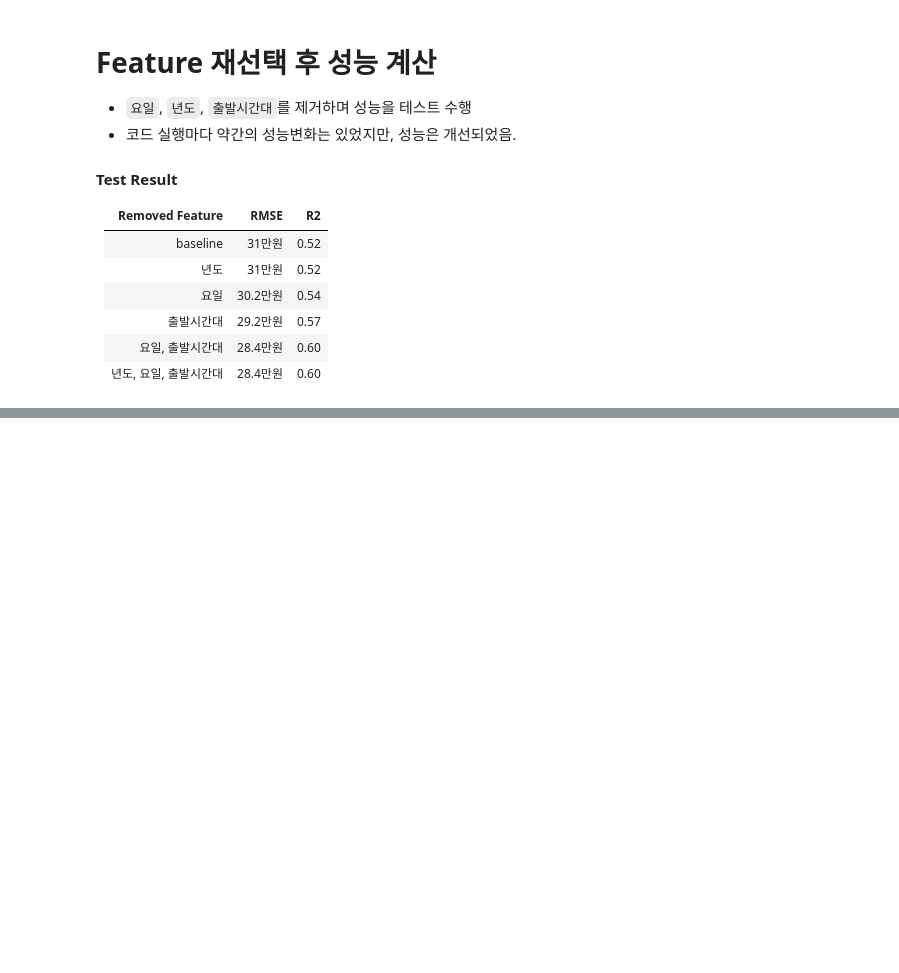
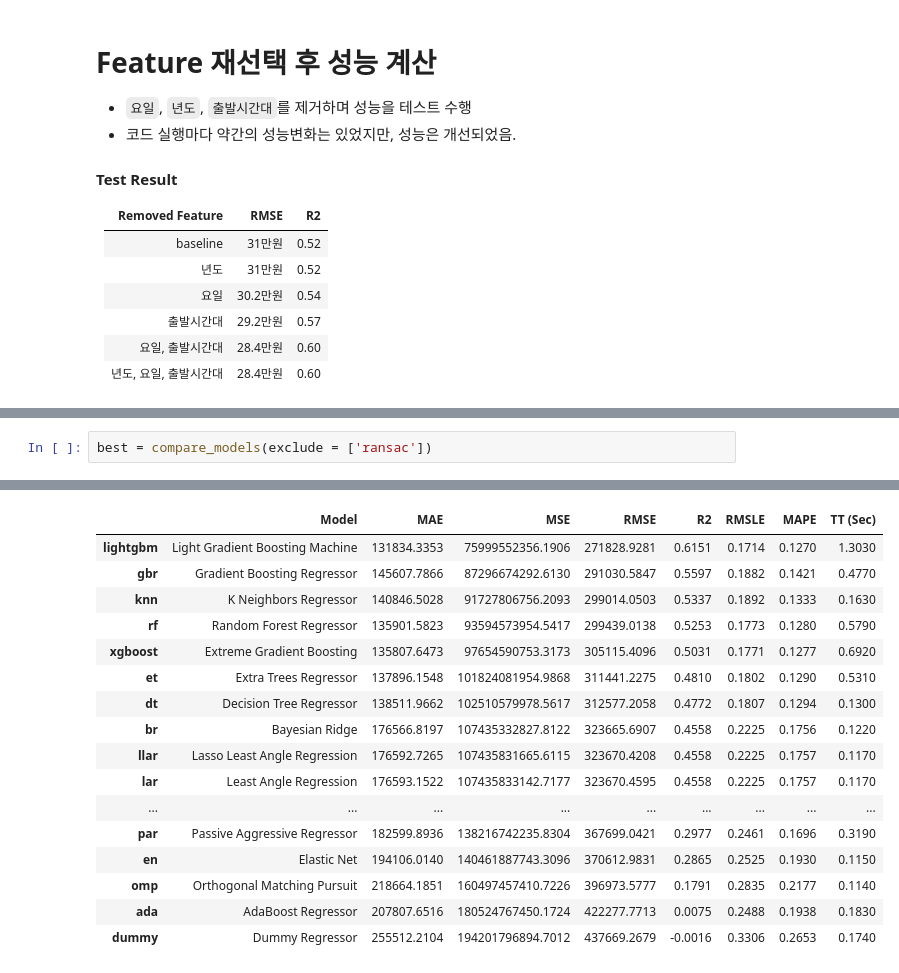
Before and after one commit to jjlee93/PathFinder-Project, a Jupyter notebook: data/ML_Flight.ipynb, the cells around one changed output, grey strips where cells are left out. Drawn from its saved outputs; the diff is of its cells as text; blank space fills up the shorter version.

```diff
--- a/data/ML_Flight.ipynb
+++ b/data/ML_Flight.ipynb
@@ -366,0 +436,3 @@ display(result_baseline)
+# %%
+best = compare_models(exclude = ['ransac'])
+# %% [output]
@@ -366,0 +440,17 @@ display(result_baseline)
+|  | Model | MAE | MSE | RMSE | R2 | RMSLE | MAPE | TT (Sec) |
+| lightgbm | Light Gradient Boosting Machine | 131834.3353 | 75999552356.1906 | 271828.9281 | 0.6151 | 0.1714 | 0.1270 | 1.3030 |
+| gbr | Gradient Boosting Regressor | 145607.7866 | 87296674292.6130 | 291030.5847 | 0.5597 | 0.1882 | 0.1421 | 0.4770 |
+| knn | K Neighbors Regressor | 140846.5028 | 91727806756.2093 | 299014.0503 | 0.5337 | 0.1892 | 0.1333 | 0.1630 |
+| rf | Random Forest Regressor | 135901.5823 | 93594573954.5417 | 299439.0138 | 0.5253 | 0.1773 | 0.1280 | 0.5790 |
+| xgboost | Extreme Gradient Boosting | 135807.6473 | 97654590753.3173 | 305115.4096 | 0.5031 | 0.1771 | 0.1277 | 0.6920 |
+| et | Extra Trees Regressor | 137896.1548 | 101824081954.9868 | 311441.2275 | 0.4810 | 0.1802 | 0.1290 | 0.5310 |
+| dt | Decision Tree Regressor | 138511.9662 | 102510579978.5617 | 312577.2058 | 0.4772 | 0.1807 | 0.1294 | 0.1300 |
+| br | Bayesian Ridge | 176566.8197 | 107435332827.8122 | 323665.6907 | 0.4558 | 0.2225 | 0.1756 | 0.1220 |
+| llar | Lasso Least Angle Regression | 176592.7265 | 107435831665.6115 | 323670.4208 | 0.4558 | 0.2225 | 0.1757 | 0.1170 |
+| lar | Least Angle Regression | 176593.1522 | 107435833142.7177 | 323670.4595 | 0.4558 | 0.2225 | 0.1757 | 0.1170 |
+| ... | ... | ... | ... | ... | ... | ... | ... | ... |
+| par | Passive Aggressive Regressor | 182599.8936 | 138216742235.8304 | 367699.0421 | 0.2977 | 0.2461 | 0.1696 | 0.3190 |
+| en | Elastic Net | 194106.0140 | 140461887743.3096 | 370612.9831 | 0.2865 | 0.2525 | 0.1930 | 0.1150 |
+| omp | Orthogonal Matching Pursuit | 218664.1851 | 160497457410.7226 | 396973.5777 | 0.1791 | 0.2835 | 0.2177 | 0.1140 |
+| ada | AdaBoost Regressor | 207807.6516 | 180524767450.1724 | 422277.7713 | 0.0075 | 0.2488 | 0.1938 | 0.1830 |
+| dummy | Dummy Regressor | 255512.2104 | 194201796894.7012 | 437669.2679 | -0.0016 | 0.3306 | 0.2653 | 0.1740 |
```
Also changed, not shown: parts of 18 cells of this notebook.
